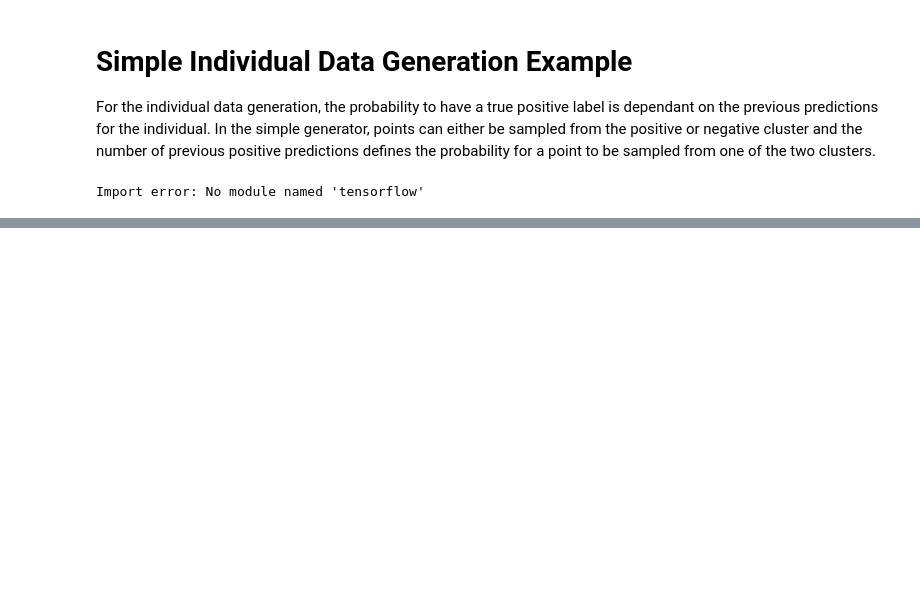
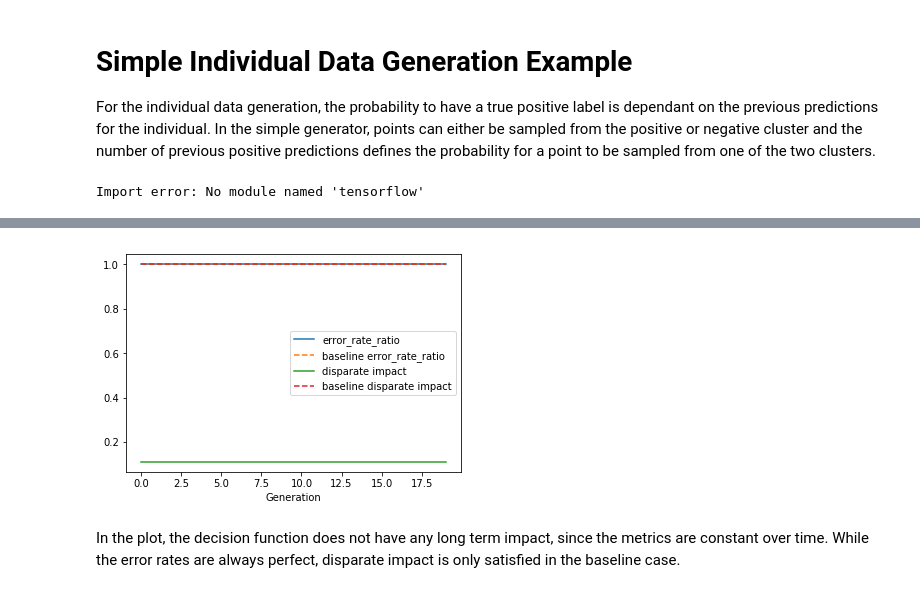
Before and after one commit to danilobr94/dynamic-aif-framework, a Jupyter notebook: examples/2_1_individual_data_generation_simple.ipynb, the cells around one changed output, grey strips where cells are left out. Saved outputs shown, nothing was run; the diff lists cells and outputs as text; code cells hidden in the pictures; blank space fills up the shorter version.

```diff
--- a/examples/2_1_individual_data_generation_simple.ipynb
+++ b/examples/2_1_individual_data_generation_simple.ipynb
@@ -68,0 +90,8 @@ l.plot_ltf(["accuracy", "disparate impact"])
+# %%
+# plot the metrics over all generations
+l.plot_ltf(["error_rate_ratio", "disparate impact"])
+# %% [output]
+[figure, added]
+# %% [markdown]
+In the plot, the decision function does not have any long term impact, since the metrics are constant over time.
+While the error rates are always perfect, disparate impact is only satisfied in the baseline case.
```
Also changed, not shown: parts of 26 cells of this notebook, 2 other files.
